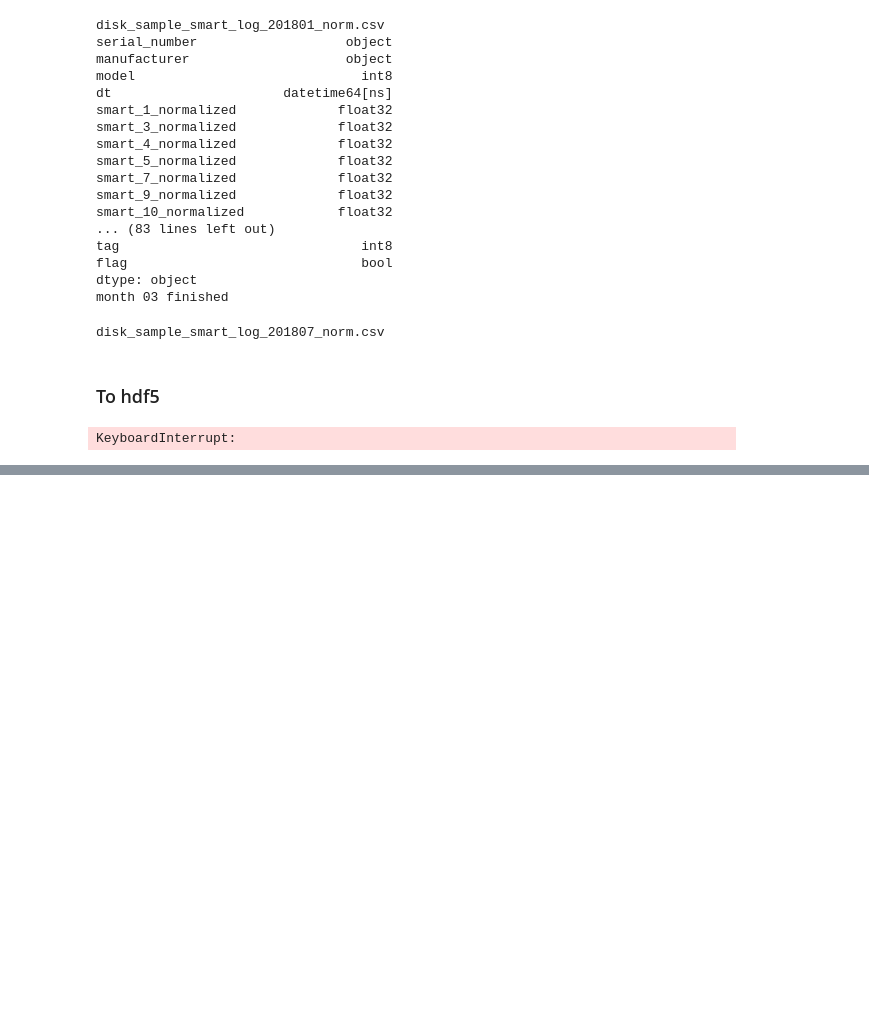
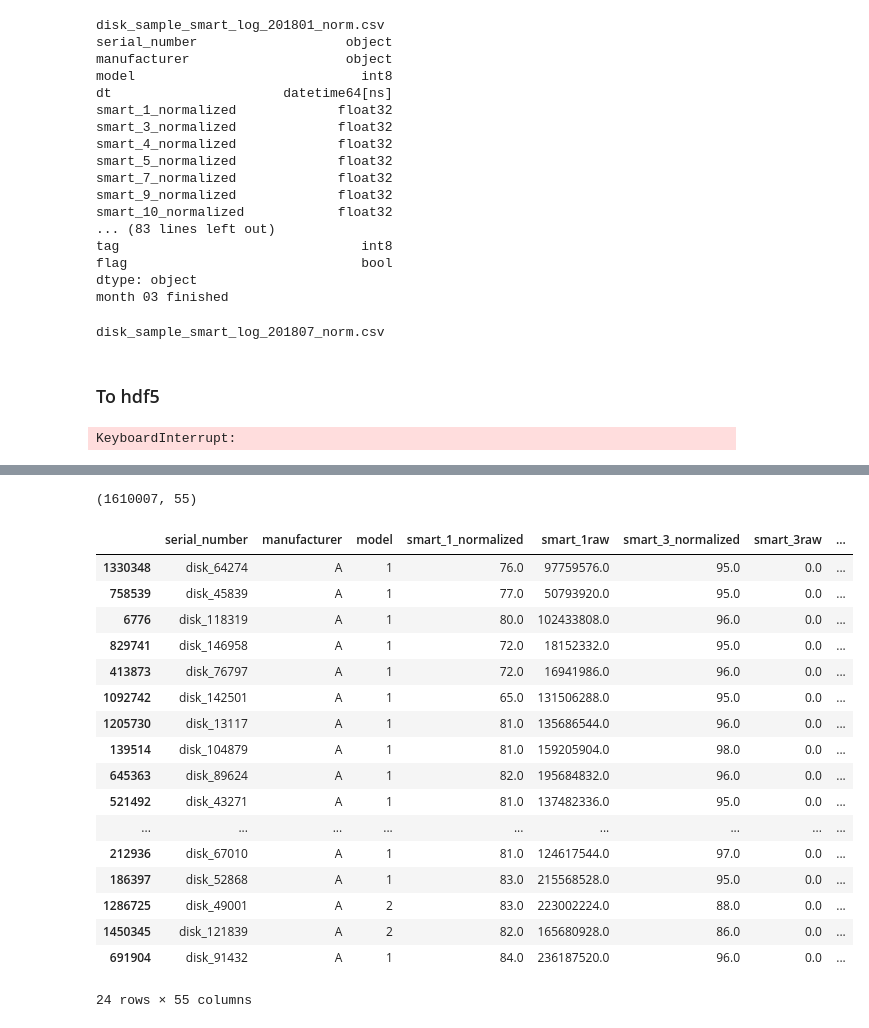
Before and after one commit to DevinWang23/tianchi_ai_ops_2020, a Jupyter notebook: jupyter_notebook/data_analysis_jingzhi.ipynb, the cells around one changed output, grey strips where cells are left out. Saved outputs shown, nothing was run; the diff lists cells and outputs as text; code cells hidden in the pictures; blank space fills up the shorter version.

```diff
--- a/jupyter_notebook/data_analysis_jingzhi.ipynb
+++ b/jupyter_notebook/data_analysis_jingzhi.ipynb
@@ -429,0 +727,27 @@ hdf_train.close()
+# %%
+df = pd.read_hdf(os.path.join(conf.DATA_DIR, "data_2017_new_all.h5" ))
+# %%
+df.shape
+# %% [output]
+(1610007, 55)
+# %%
+df[df["flag"]==1]
+# %% [output]
+|  | serial_number | manufacturer | model | smart_1_normalized | smart_1raw | smart_3_normalized | smart_3raw | ... |
+| 1330348 | disk_64274 | A | 1 | 76.0 | 97759576.0 | 95.0 | 0.0 | ... |
+| 758539 | disk_45839 | A | 1 | 77.0 | 50793920.0 | 95.0 | 0.0 | ... |
+| 6776 | disk_118319 | A | 1 | 80.0 | 102433808.0 | 96.0 | 0.0 | ... |
+| 829741 | disk_146958 | A | 1 | 72.0 | 18152332.0 | 95.0 | 0.0 | ... |
+| 413873 | disk_76797 | A | 1 | 72.0 | 16941986.0 | 96.0 | 0.0 | ... |
+| 1092742 | disk_142501 | A | 1 | 65.0 | 131506288.0 | 95.0 | 0.0 | ... |
+| 1205730 | disk_13117 | A | 1 | 81.0 | 135686544.0 | 96.0 | 0.0 | ... |
+| 139514 | disk_104879 | A | 1 | 81.0 | 159205904.0 | 98.0 | 0.0 | ... |
+| 645363 | disk_89624 | A | 1 | 82.0 | 195684832.0 | 96.0 | 0.0 | ... |
+| 521492 | disk_43271 | A | 1 | 81.0 | 137482336.0 | 95.0 | 0.0 | ... |
+| ... | ... | ... | ... | ... | ... | ... | ... | ... |
+| 212936 | disk_67010 | A | 1 | 81.0 | 124617544.0 | 97.0 | 0.0 | ... |
+| 186397 | disk_52868 | A | 1 | 83.0 | 215568528.0 | 95.0 | 0.0 | ... |
+| 1286725 | disk_49001 | A | 2 | 83.0 | 223002224.0 | 88.0 | 0.0 | ... |
+| 1450345 | disk_121839 | A | 2 | 82.0 | 165680928.0 | 86.0 | 0.0 | ... |
+| 691904 | disk_91432 | A | 1 | 84.0 | 236187520.0 | 96.0 | 0.0 | ... |
+24 rows × 55 columns
```
Also changed, not shown: parts of 45 cells of this notebook, 37 other files.
